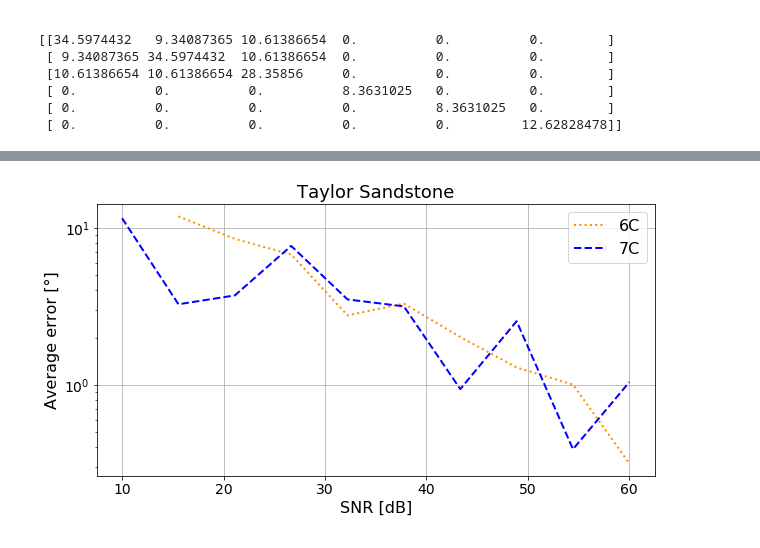
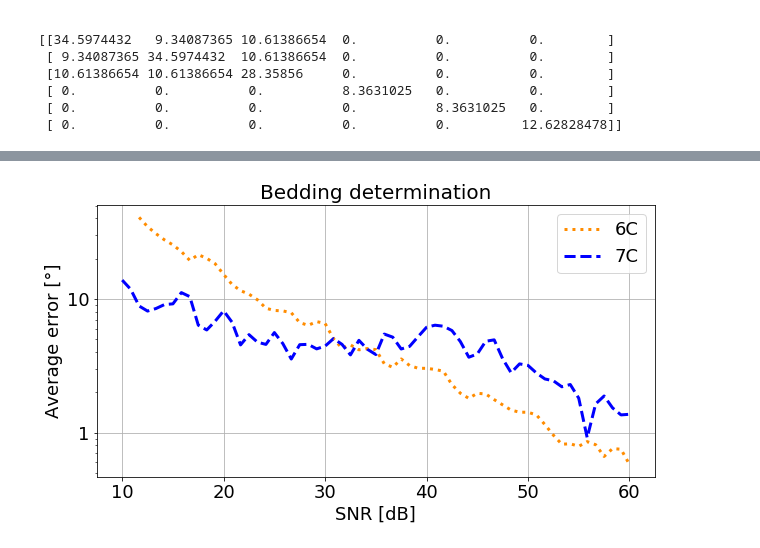
Before and after one commit to sebnoe/anisotropy, a Jupyter notebook: notebooks/Create_figures.ipynb, the cells around one changed output, grey strips where cells are left out. Drawn from its saved outputs; the diff is of its cells as text; code cells hidden in the pictures.

```diff
--- a/notebooks/Create_figures.ipynb
+++ b/notebooks/Create_figures.ipynb
@@ -2281,15 +2373,15 @@ density = 2500
 # %%
 f = 15.
 fs = 100.
-Ndb = 10
+Ndb = 61
 SNR_dB_u = np.linspace(10.,60.,Ndb)
 SNR_dB_r = np.linspace(10.,60.,Ndb)
 SNR_dB_s = np.linspace(10.,60.,Ndb)
 N = 25
-Ninv = 10
+Ninv = 50
 
 ang1 = 0.
-ang2 = 0.
+ang2 = 10.
 ang3 = 0.
 
 C = rotate_C(C,1,ang1)
@@ -2434,6 +2526,6 @@ for idb in range(Ndb):
     ax[0].set_title('6C',fontsize=16)
     ax[0].set_axis_off()
     fig.suptitle('SNR: '+str(round(SNR_dB_u[idb],0))+' dB',fontsize=20)
-    #plt.savefig('bedding_Taylorsandstone_'+str(round(SNR_dB_u[idb],0))+'_2.png')
+    plt.savefig('bedding_Taylorsandstone_'+str(round(SNR_dB_u[idb],0))+'_2.png')
     plt.show()
 # %% [output]
@@ -2453,26 +2549,27 @@ successful 10 - strain 10 - rot inversions
 # %%
 fig = plt.figure(figsize=(10,5))
 smooth = np.zeros((len(tot_err)))
 smooth[0] = tot_err[0]
 for i in range(1,len(tot_err)):
     smooth[i] = .5*(tot_err[i]+tot_err[i-1])
 
 smooth2 = np.zeros((len(tot_err2)))
 smooth2[0] = tot_err2[0]
 for i in range(1,len(tot_err2)):
     smooth2[i] = .5*(tot_err2[i]+tot_err2[i-1])
 
-plt.plot(SNR_dB_u,tot_err2,label='6C',c='darkorange',ls='dotted',lw=2)
-plt.plot(SNR_dB_u,tot_err,label='7C',c='blue',ls='dashed',lw=2)
+plt.plot(SNR_dB_u,smooth2,label='6C',c='darkorange',ls='dotted',lw=3)
+plt.plot(SNR_dB_u,smooth,label='7C',c='blue',ls='dashed',lw=3)
 plt.yscale('log')
-plt.yticks(fontsize=14)
-plt.xticks(fontsize=14)
-plt.title('Taylor Sandstone',fontsize=18)
-plt.xlabel('SNR [dB]',fontsize=16)
-plt.ylabel('Average error [°]',fontsize=16)
-plt.legend(loc=1,fontsize=16)
+plt.yticks(fontsize=18)
+plt.xticks(fontsize=18)
+plt.title('Bedding determination',fontsize=20)
+plt.xlabel('SNR [dB]',fontsize=18)
+plt.ylabel('Average error [°]',fontsize=18)
+plt.yticks([1,10],labels=['1','10'])
+plt.legend(loc=1,fontsize=18)
 plt.grid()
 #plt.savefig('bedding_convergence_Taylor_Sandstone_2_log.png')
 plt.show()
 # %% [output]
-[figure, old version]
+[figure, new version]
```
Also changed, not shown: parts of 9 cells of this notebook.
